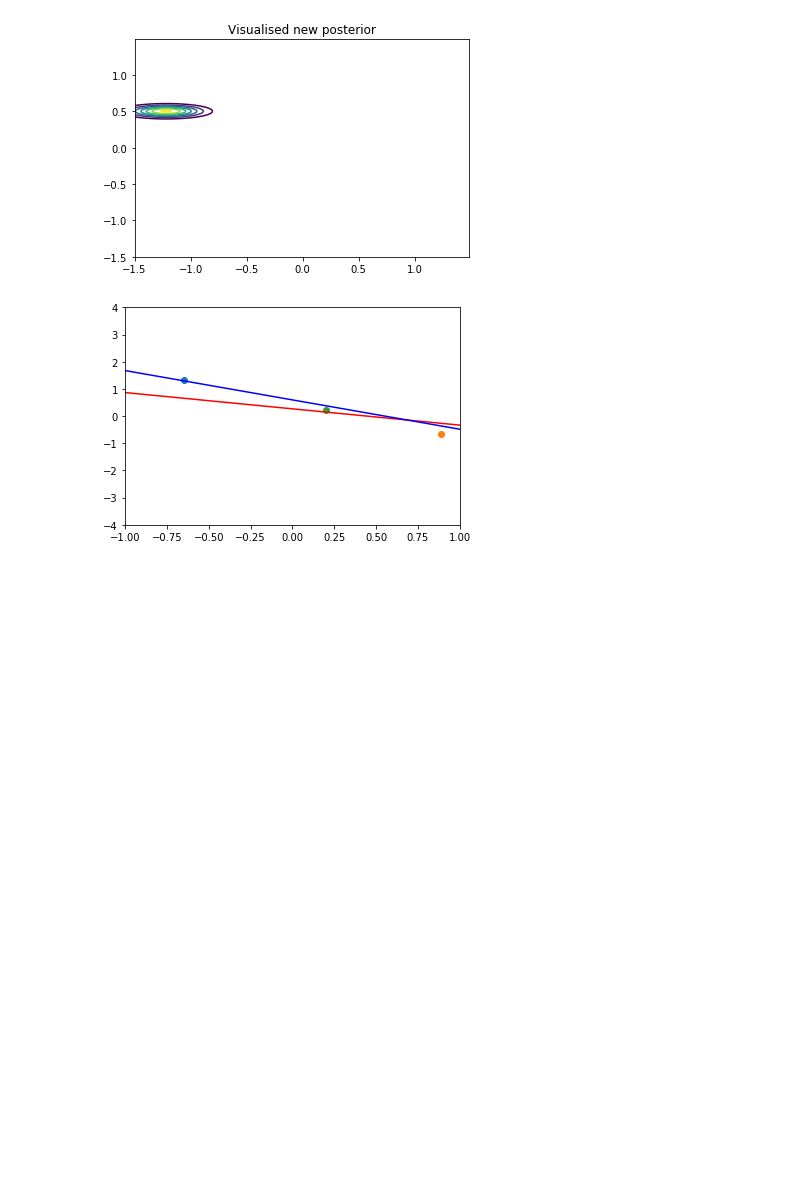
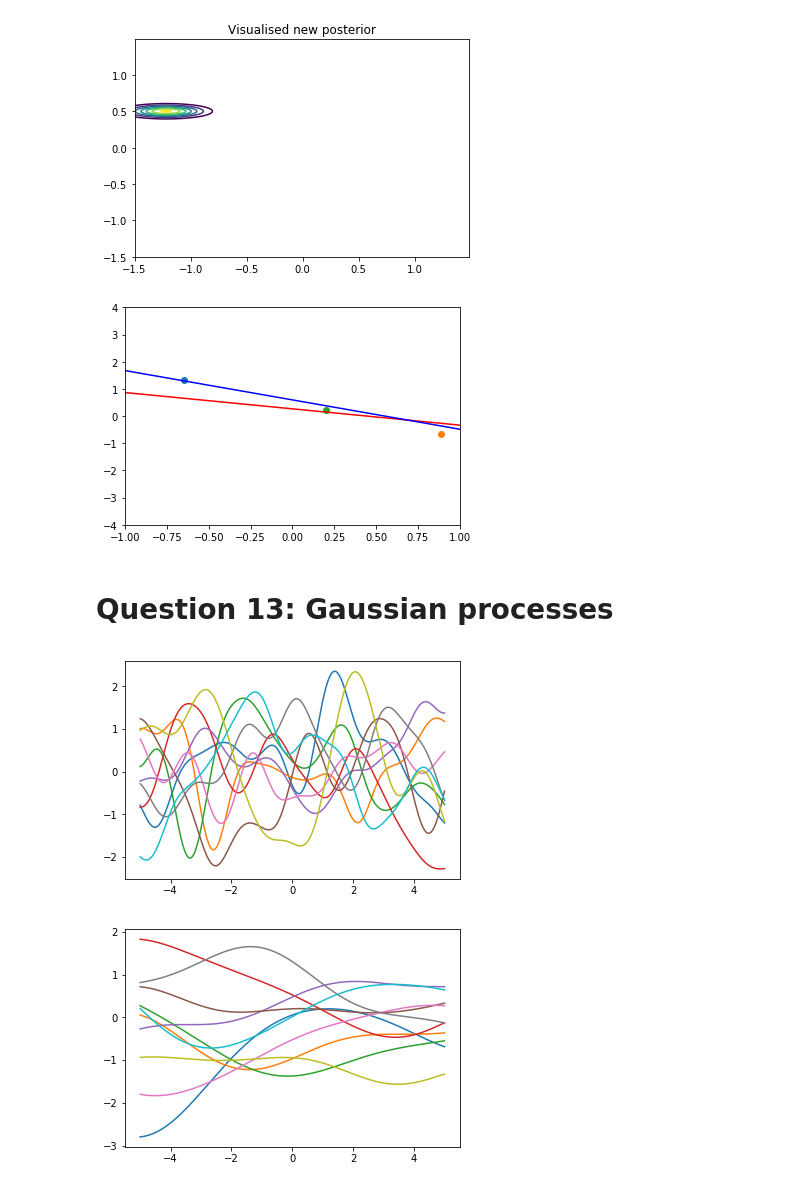
Before and after one commit to Aidan-acad/machineLearningjupNote, a Jupyter notebook: Machine Learning Coursework.ipynb, the cells around one changed output. Drawn from its saved outputs; the diff is of its cells as text; code cells hidden in the pictures; blank space fills up the shorter version.

```diff
--- a/Machine Learning Coursework.ipynb
+++ b/Machine Learning Coursework.ipynb
@@ -167,3 +167,30 @@ plt.show()
 [figure]
 [figure]
 [figure]
+# %% [markdown]
+# Question 13: Gaussian processes
+# %%
+x = np.linspace(-5,5,200) #make data
+x = x.reshape(-1,1)
+mu = np.zeros(x.shape) #we assume 0 mean, but the format needs to be correct
+
+lensc = 1
+K = np.exp(-(cdist(x,x)**2)/(lensc**2))
+#K = np.exp(-((x-x).T*(x-x))/lensc**2)
+
+f = np.random.multivariate_normal(mu.flatten(),K,10)
+
+plt.plot(x,f.T)
+plt.show()
+
+lensc = 4
+K2 = np.exp(-(cdist(x,x)**2)/(lensc**2))
+
+f = np.random.multivariate_normal(mu.flatten(),K2,10)
+
+plt.figure()
+plt.plot(x,f.T)
+plt.show()
+# %% [output]
+[figure, added]
+[figure, added]
```
